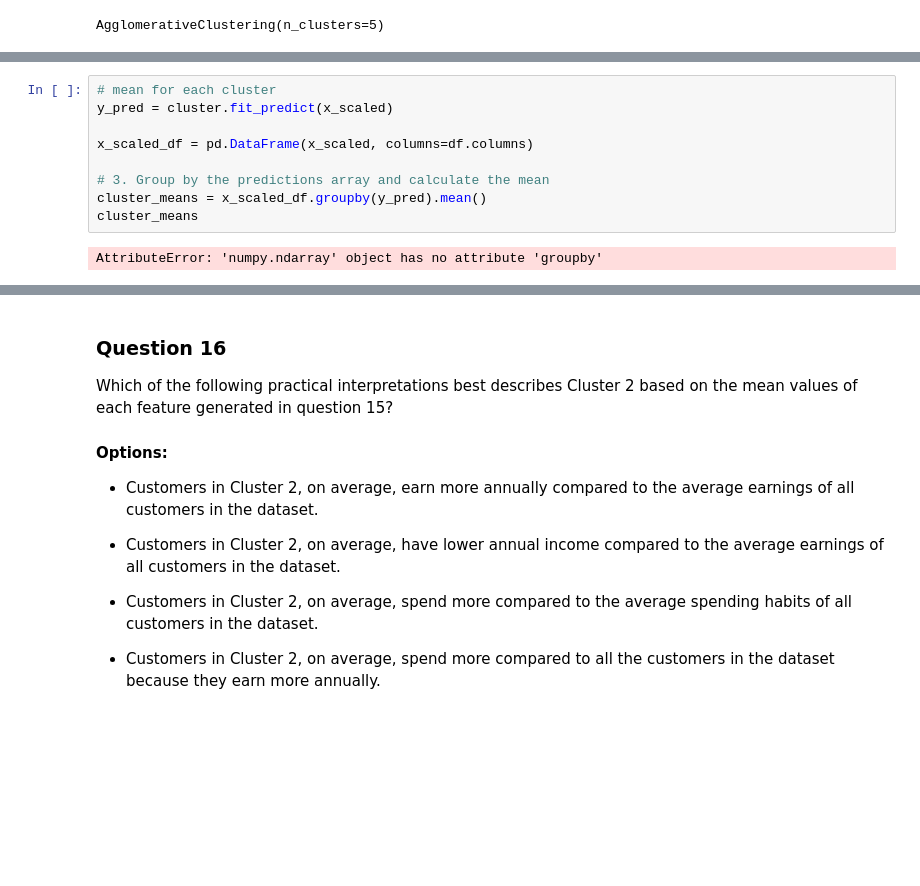
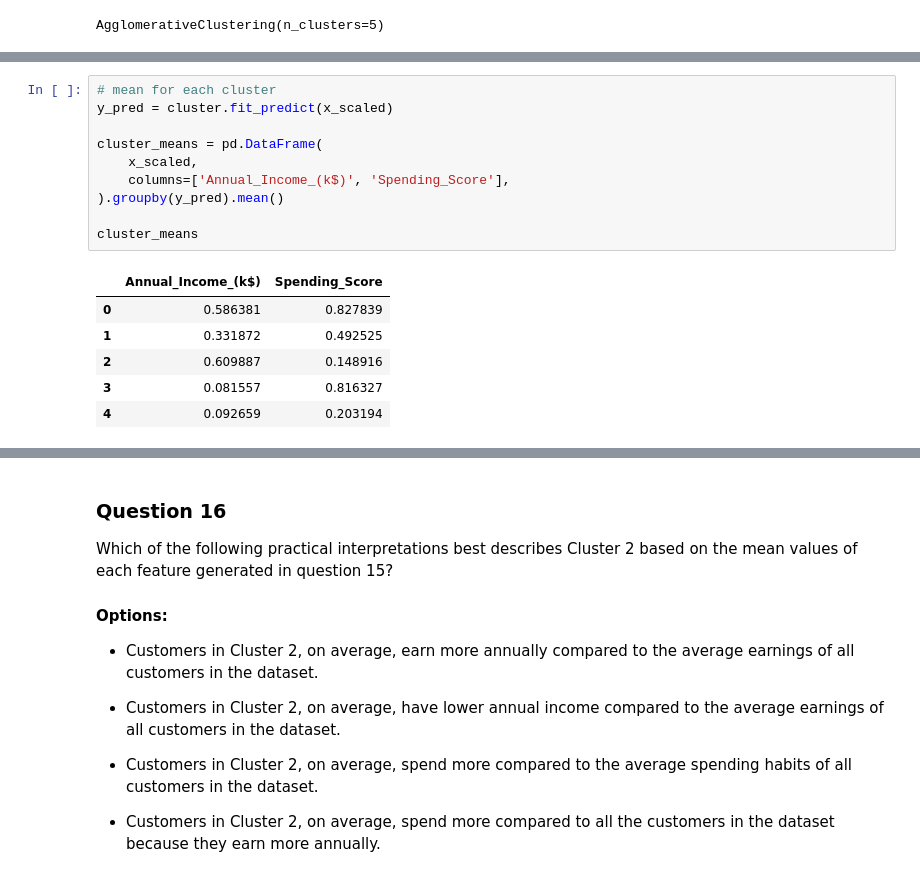
Before and after one commit to ndegwaanth/alX-datascience, a Jupyter notebook: machine_learning/notebooks/week12/k_means_and_hierarchical_clustering_mcq_student-version-x-4594.ipynb, the cells around one changed output, grey strips where cells are left out. Cells and saved outputs as stored; diff of their text form; blank space fills up the shorter version.

```diff
--- a/machine_learning/notebooks/week12/k_means_and_hierarchical_clustering_mcq_student-version-x-4594.ipynb
+++ b/machine_learning/notebooks/week12/k_means_and_hierarchical_clustering_mcq_student-version-x-4594.ipynb
@@ -509,11 +555,17 @@ AgglomerativeClustering(n_clusters=5)
 # %%
 # mean for each cluster
 y_pred = cluster.fit_predict(x_scaled)
 
-x_scaled_df = pd.DataFrame(x_scaled, columns=df.columns)
+cluster_means = pd.DataFrame(
+    x_scaled,
+    columns=['Annual_Income_(k$)', 'Spending_Score'],
+).groupby(y_pred).mean()
 
-# 3. Group by the predictions array and calculate the mean
-cluster_means = x_scaled_df.groupby(y_pred).mean()
 cluster_means
 # %% [output]
-AttributeError: 'numpy.ndarray' object has no attribute 'groupby'
+|  | Annual_Income_(k$) | Spending_Score |
+| 0 | 0.586381 | 0.827839 |
+| 1 | 0.331872 | 0.492525 |
+| 2 | 0.609887 | 0.148916 |
+| 3 | 0.081557 | 0.816327 |
+| 4 | 0.092659 | 0.203194 |
```
Also changed, not shown: parts of 8 cells of this notebook, 7 other files.
